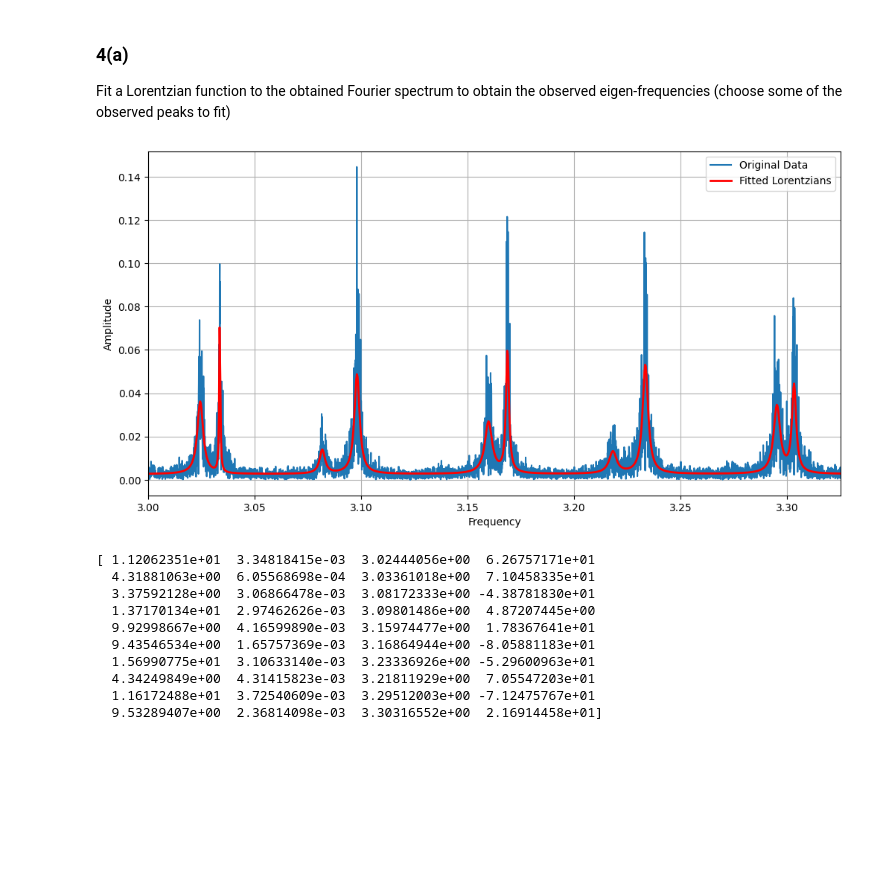
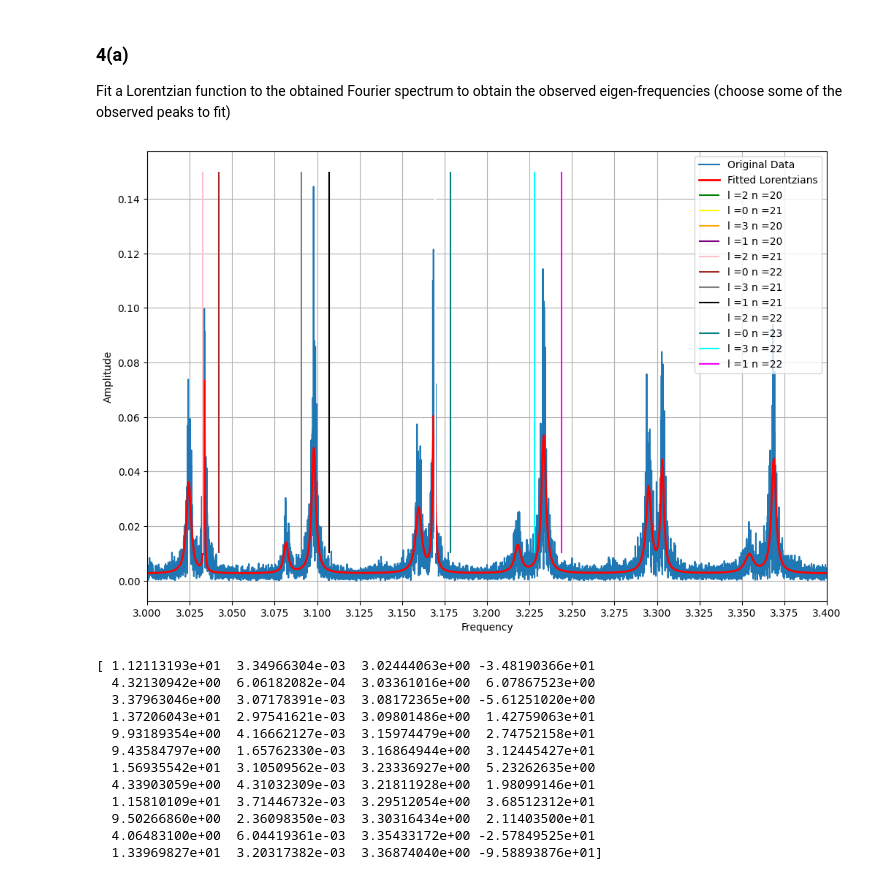
Before and after one commit to inesgpinto/stellar, a Jupyter notebook: mycode/part2.ipynb, the cells around one changed output. Saved outputs shown, nothing was run; the diff lists cells and outputs as text; code cells hidden in the pictures; blank space fills up the shorter version.

Commit message:
manually find shift between model and observed freqs and put l and n in the plot

```diff
--- a/mycode/part2.ipynb
+++ b/mycode/part2.ipynb
@@ -349,7 +349,7 @@ freqs = freq*1e3
 amp  =  2.0/790560 * np.abs(fft_v_pm1_cali1)[0:790560//2]
 #2700, 3700
 xmin = 3.000
-xmax = 3.3250
+xmax = 3.40
 mask = (freqs >= xmin) & (freqs <= xmax)
 
 frequency_data = freqs[mask]
@@ -369,7 +369,7 @@ def fit_multiple_lorentzians(x, *params):
 #mask = (model["freq"] >= 3*1000) & (model["freq"] <= 3.6*1000)
 #expected_peak_positions = model["freq"][mask]/1000
 
-expected_peak_positions = np.array([3.024,3.034,3.08,3.098,3.155,3.168,3.223,3.235,3.29,3.30])
+expected_peak_positions = np.array([3.024,3.034,3.08,3.098,3.155,3.168,3.223,3.235,3.29,3.30,3.355,3.37])
 
 # Number of peaks
 num_peaks = len(expected_peak_positions)
@@ -381,43 +381,65 @@ for x0 in expected_peak_positions:
     # Set reasonable initial guesses based on your amplitude and width ranges
     initial_A = 1/3.14  # Initial amplitude guess (between 0 and 0.14)
     initial_w = 0.0015  # Initial width guess (you can adjust this)
     initial_y0 = 0.0  # Initial baseline offset guess
 
     initial_params.extend([initial_A, initial_w, x0, initial_y0])
 
 # Convert the list to a NumPy array
 initial_params = np.array(initial_params)
 
 #print(initial_params)
 
 
 # Fit the function to the data
 params, covariance = curve_fit(fit_multiple_lorentzians, frequency_data, amplitude_data, p0=initial_params, maxfev=100000)
 
 x_fit = np.linspace(min(frequency_data), max(frequency_data), 1000)
 y_fit = fit_multiple_lorentzians(x_fit, *params)
 
-plt.figure(figsize=(12, 6))
+plt.figure(figsize=(12, 8))
 plt.plot(frequency_data, amplitude_data, label='Original Data')
 plt.plot(x_fit, y_fit, label='Fitted Lorentzians', linestyle='-', linewidth=2, color='red')
+
+
+colors = ["green", "yellow", "orange", "purple", "pink", "brown", "gray", "black", "white", "teal", "cyan", "magenta"]
+i=0
+
+shift = 0.14
+for f in sorted(model["freq"]):
+
+    if f/1000 < xmin or f/1000 > xmax : continue
+    l_freq = np.array(model["freq"][model["l"]==l])/1000
+    l = model["l"][model["freq"]==f][0]
+    n = model["np"][model["freq"]==f][0]
+
+    plt.vlines(f/1000-shift, 0.01, 0.15, label=f"l ={l} n ={n}",color=colors[i])
+    i=i+1
+
+
 plt.legend()
 plt.xlabel('Frequency')
 plt.ylabel('Amplitude')
 plt.grid()
-#plt.xticks(np.linspace(xmin,xmax,num=6+5))
+plt.xticks(np.linspace(xmin,xmax,num=9+8))
 plt.xlim(xmin,xmax)
+
+
+
 plt.show()
 
 print(params)
 # %% [output]
-[figure, old version]
+[figure, new version]
-[ 1.12062351e+01  3.34818415e-03  3.02444056e+00  6.26757171e+01
-  4.31881063e+00  6.05568698e-04  3.03361018e+00  7.10458335e+01
-  3.37592128e+00  3.06866478e-03  3.08172333e+00 -4.38781830e+01
-  1.37170134e+01  2.97462626e-03  3.09801486e+00  4.87207445e+00
-  9.92998667e+00  4.16599890e-03  3.15974477e+00  1.78367641e+01
-  9.43546534e+00  1.65757369e-03  3.16864944e+00 -8.05881183e+01
-  1.56990775e+01  3.10633140e-03  3.23336926e+00 -5.29600963e+01
-  4.34249849e+00  4.31415823e-03  3.21811929e+00  7.05547203e+01
-  1.16172488e+01  3.72540609e-03  3.29512003e+00 -7.12475767e+01
-  9.53289407e+00  2.36814098e-03  3.30316552e+00  2.16914458e+01]
+[ 1.12113193e+01  3.34966304e-03  3.02444063e+00 -3.48190366e+01
+  4.32130942e+00  6.06182082e-04  3.03361016e+00  6.07867523e+00
+  3.37963046e+00  3.07178391e-03  3.08172365e+00 -5.61251020e+00
+  1.37206043e+01  2.97541621e-03  3.09801486e+00  1.42759063e+01
+  9.93189354e+00  4.16662127e-03  3.15974479e+00  2.74752158e+01
+  9.43584797e+00  1.65762330e-03  3.16864944e+00  3.12445427e+01
+  1.56935542e+01  3.10509562e-03  3.23336927e+00  5.23262635e+00
+  4.33903059e+00  4.31032309e-03  3.21811928e+00  1.98099146e+01
+  1.15810109e+01  3.71446732e-03  3.29512054e+00  3.68512312e+01
+  9.50266860e+00  2.36098350e-03  3.30316434e+00  2.11403500e+01
+  4.06483100e+00  6.04419361e-03  3.35433172e+00 -2.57849525e+01
+  1.33969827e+01  3.20317382e-03  3.36874040e+00 -9.58893876e+01]
```
